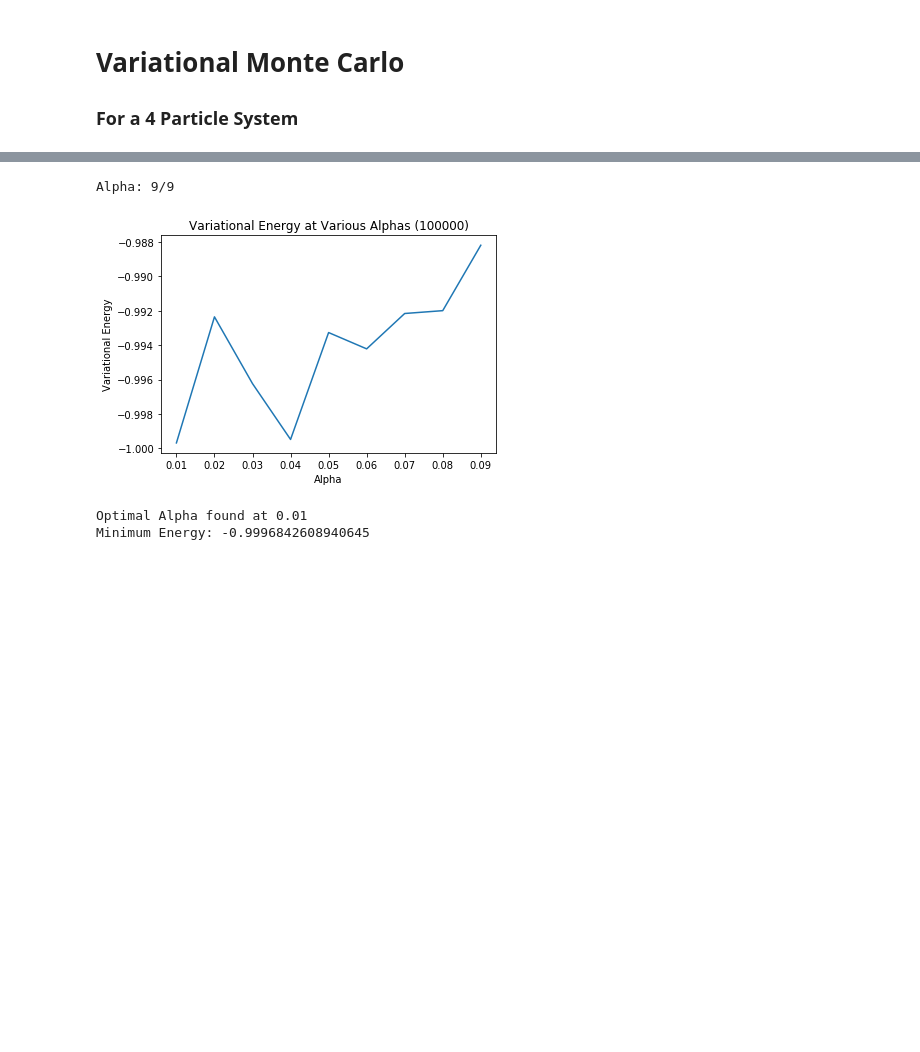
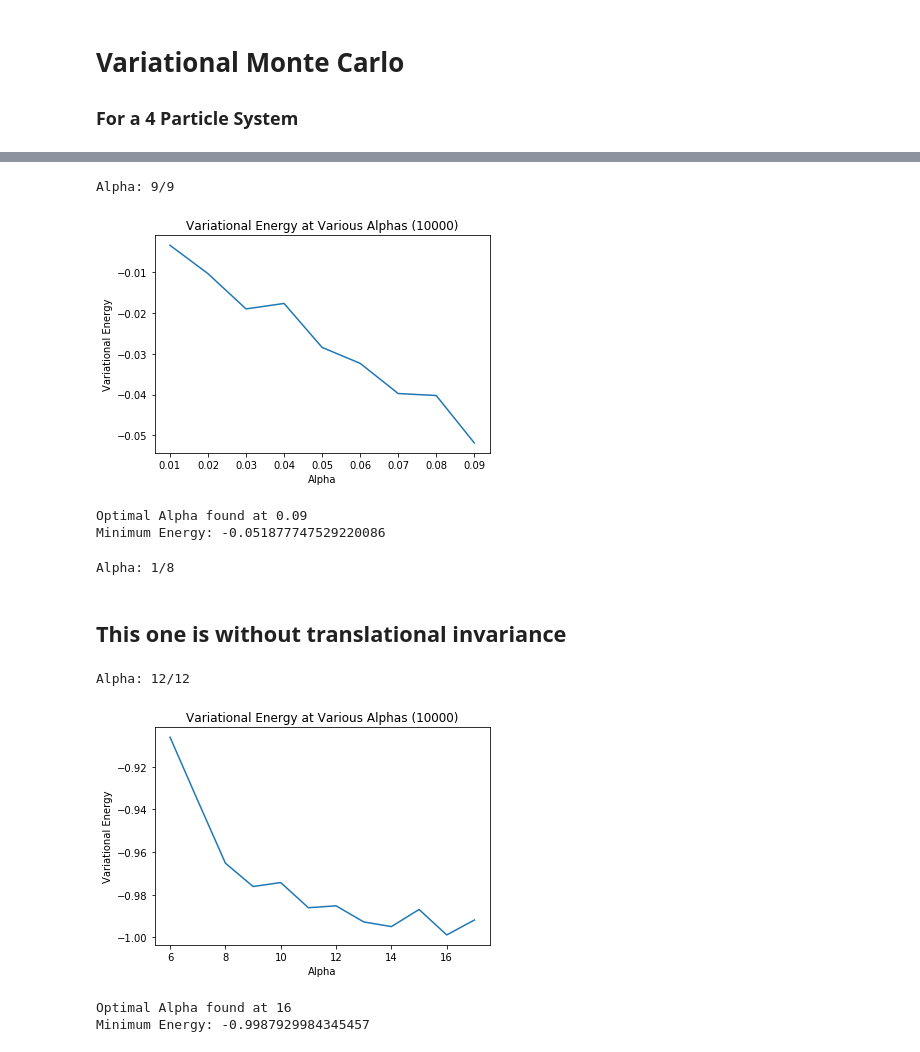
Before and after one commit to pat-hanbury/QuantumAdiabaticLearning, a Jupyter notebook: VariationalMonteCarl.ipynb, the cells around one changed output, grey strips where cells are left out. Saved outputs shown, nothing was run; the diff lists cells and outputs as text; code cells hidden in the pictures; blank space fills up the shorter version.

```diff
--- a/VariationalMonteCarl.ipynb
+++ b/VariationalMonteCarl.ipynb
@@ -182,6 +185,6 @@ Minimum Energy: -0.9892013264472005
 # %%
 alphas = [i*0.01 for i in range(1,10)]
-num_steps = 100000
+num_steps = 10000
 optimal_alpha, index, energies = get_optimal_alpha(alphas, num_steps=num_steps)
 
 plt.plot(alphas, energies)
@@ -193,6 +196,20 @@ print(f"Optimal Alpha found at {optimal_alpha}")
 print(f"Minimum Energy: {energies[index]}")
 # %% [output]
 Alpha: 9/9
-[figure, old version]
+[figure, new version]
-Optimal Alpha found at 0.01
-Minimum Energy: -0.9996842608940645
+Optimal Alpha found at 0.09
+Minimum Energy: -0.051877747529220086
+# %%
+alphas = [i*1 for i in range(8,16)]
+num_steps = 10000
+optimal_alpha, index, energies = get_optimal_alpha(alphas, num_steps=num_steps)
+
+plt.plot(alphas, energies)
+plt.ylabel("Variational Energy")
+plt.xlabel("Alpha")
+plt.title(f"Variational Energy at Various Alphas ({num_steps})")
+plt.show()
+print(f"Optimal Alpha found at {optimal_alpha}")
+print(f"Minimum Energy: {energies[index]}")
+# %% [output]
+Alpha: 1/8
@@ -198,0 +222,2 @@ Minimum Energy: -0.9996842608940645
+# %% [markdown]
+## This one is without translational invariance
@@ -198,0 +260,17 @@ Minimum Energy: -0.9996842608940645
+# %%
+alphas = [i*1 for i in range(6,18)]
+num_steps = 10000
+optimal_alpha, index, energies = get_optimal_alpha(alphas, num_steps=num_steps)
+
+plt.plot(alphas, energies)
+plt.ylabel("Variational Energy")
+plt.xlabel("Alpha")
+plt.title(f"Variational Energy at Various Alphas ({num_steps})")
+plt.show()
+print(f"Optimal Alpha found at {optimal_alpha}")
+print(f"Minimum Energy: {energies[index]}")
+# %% [output]
+Alpha: 12/12
+[figure, added]
+Optimal Alpha found at 16
+Minimum Energy: -0.9987929984345457
```
Also changed, not shown: parts of 13 cells of this notebook.
